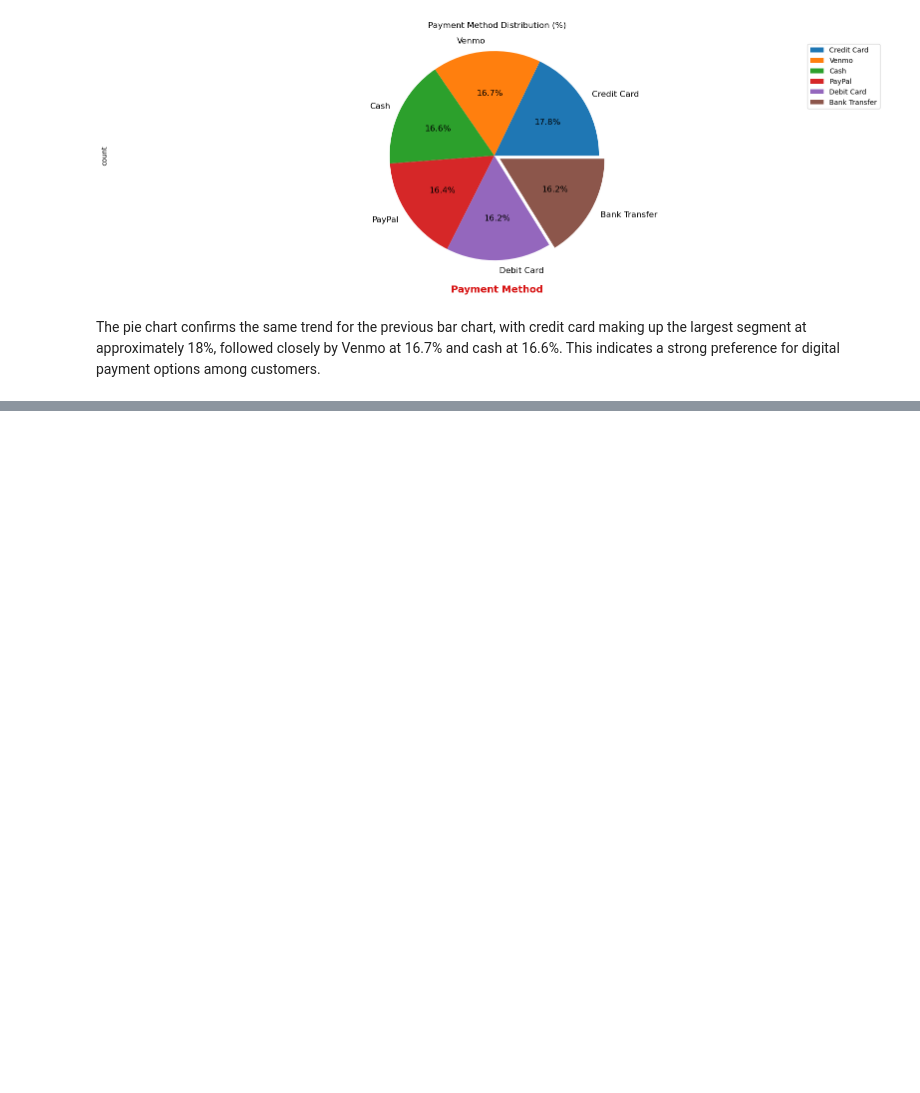
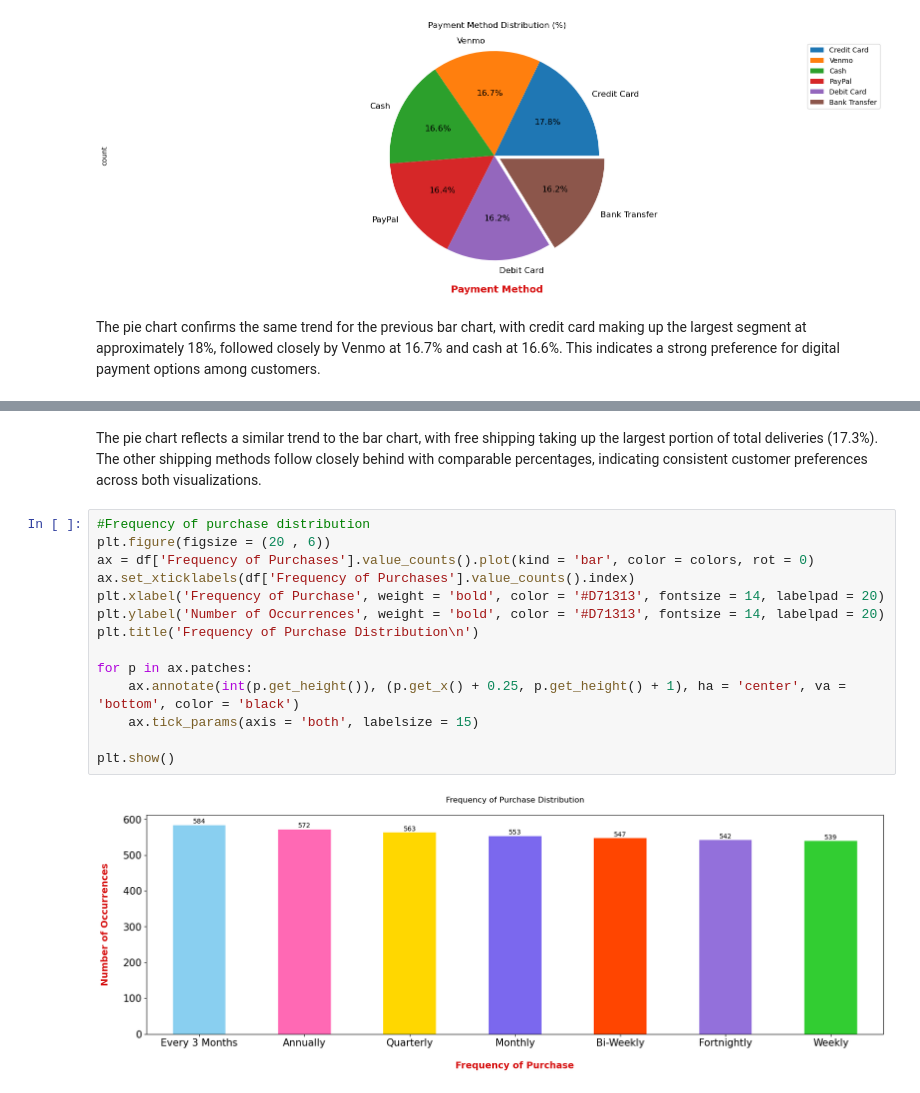
Before and after one commit to noahnoahnoahtran/project18-shopping-trend-analysis, a Jupyter notebook: shopping_trend_analysis.ipynb, the cells around one changed output, grey strips where cells are left out. Drawn from its saved outputs; the diff is of its cells as text; blank space fills up the shorter version.

```diff
--- a/shopping_trend_analysis.ipynb
+++ b/shopping_trend_analysis.ipynb
@@ -340,0 +370,18 @@ The pie chart confirms the same trend for the previous bar chart, with credit ca
+# %% [markdown]
+The pie chart reflects a similar trend to the bar chart, with free shipping taking up the largest portion of total deliveries (17.3%). The other shipping methods follow closely behind with comparable percentages, indicating consistent customer preferences across both visualizations.
+# %%
+#Frequency of purchase distribution
+plt.figure(figsize = (20 , 6))
+ax = df['Frequency of Purchases'].value_counts().plot(kind = 'bar', color = colors, rot = 0)
+ax.set_xticklabels(df['Frequency of Purchases'].value_counts().index)
+plt.xlabel('Frequency of Purchase', weight = 'bold', color = '#D71313', fontsize = 14, labelpad = 20)
+plt.ylabel('Number of Occurrences', weight = 'bold', color = '#D71313', fontsize = 14, labelpad = 20)
+plt.title('Frequency of Purchase Distribution\n')
+
+for p in ax.patches:
+    ax.annotate(int(p.get_height()), (p.get_x() + 0.25, p.get_height() + 1), ha = 'center', va = 'bottom', color = 'black')
+    ax.tick_params(axis = 'both', labelsize = 15)
+
+plt.show()
+# %% [output]
+[figure, added]
```
Also changed, not shown: parts of 6 cells of this notebook.
